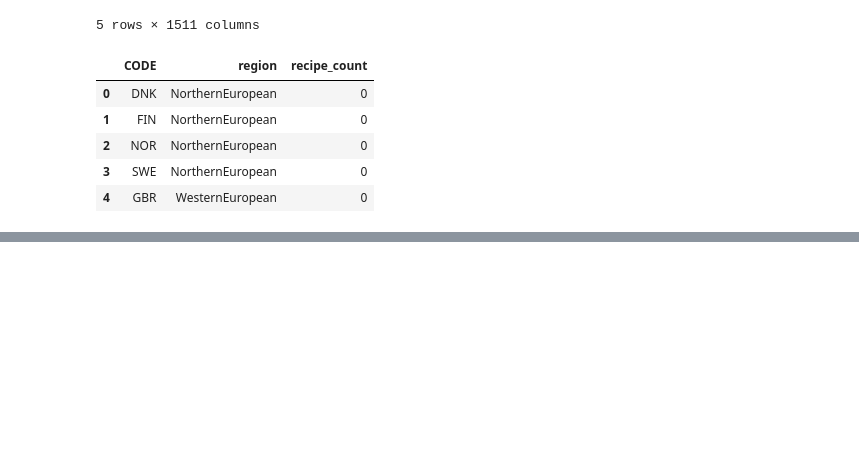
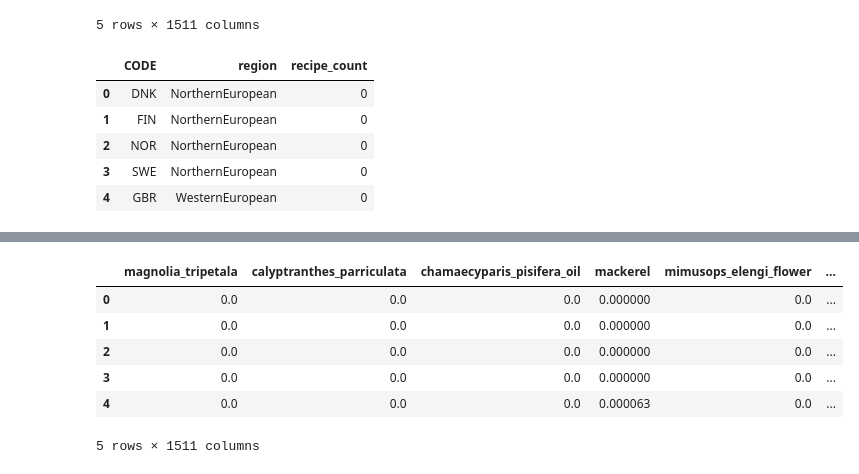
Before and after one commit to IsaKiko/flavourNW, a Jupyter notebook: Untitled.ipynb, the cells around one changed output, grey strips where cells are left out. Drawn from its saved outputs; the diff is of its cells as text; code cells hidden in the pictures; blank space fills up the shorter version.

```diff
--- a/Untitled.ipynb
+++ b/Untitled.ipynb
@@ -76,4 +72,4 @@ Index([u'CODE', u'region', u'magnolia_tripetala', u'calyptranthes_parriculata',
 # %%
-col_list = [x for x in df.columns if x not in ["CODE", "region", "recipe_count"]]
+#col_list = [x for x in df.columns if x not in ["CODE", "region", "recipe_count"]]
 # %%
 df_new = df[col_list].div(df.recipe_count, axis=0)
@@ -101,0 +77,7 @@ df_new = df[col_list].div(df.recipe_count, axis=0)
+# %%
+#df_new
+df_final = pd.concat([df_new, df[["CODE", "region"]]], axis=1)
+#df_final
+#df_new.loc[:"CODE"] = df[["CODE"]]
+#df[["CODE"]].info
+#df_new.info
@@ -101,0 +90,10 @@ df_new = df[col_list].div(df.recipe_count, axis=0)
+# %%
+df_final.head()
+# %% [output]
+|  | magnolia_tripetala | calyptranthes_parriculata | chamaecyparis_pisifera_oil | mackerel | mimusops_elengi_flower | ... |
+| 0 | 0.0 | 0.0 | 0.0 | 0.000000 | 0.0 | ... |
+| 1 | 0.0 | 0.0 | 0.0 | 0.000000 | 0.0 | ... |
+| 2 | 0.0 | 0.0 | 0.0 | 0.000000 | 0.0 | ... |
+| 3 | 0.0 | 0.0 | 0.0 | 0.000000 | 0.0 | ... |
+| 4 | 0.0 | 0.0 | 0.0 | 0.000063 | 0.0 | ... |
+5 rows × 1511 columns
```
Also changed, not shown: parts of 11 cells of this notebook, 1 other file.
